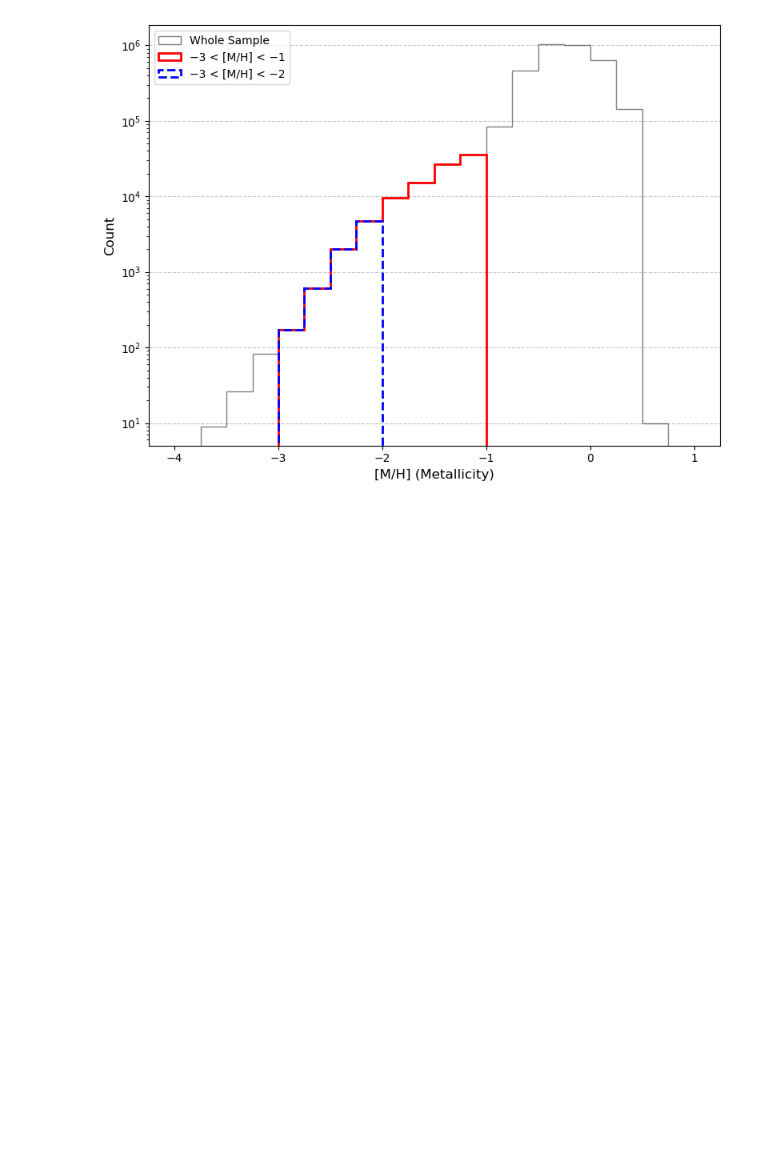
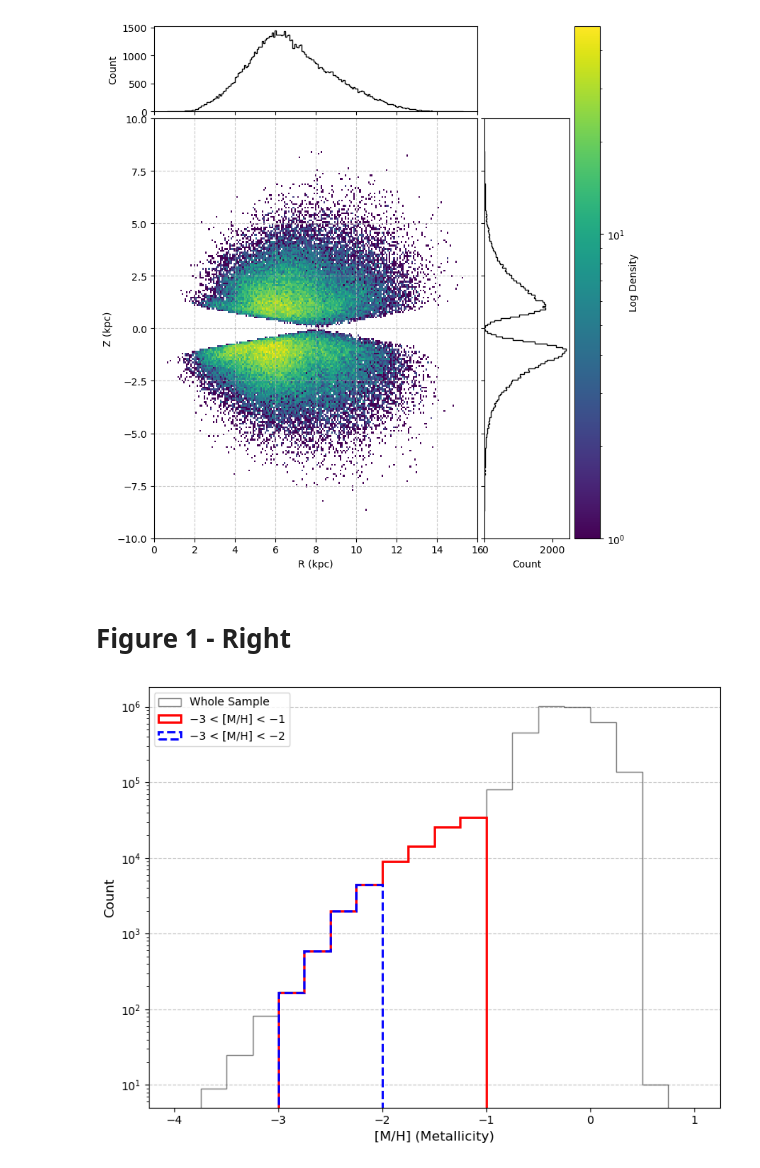
Before and after one commit to raunaq-rai/Disentangling-the-Milky-Way-using-GMM, a Jupyter notebook: Figure_1.ipynb, the cells around one changed output. Saved outputs shown, nothing was run; the diff lists cells and outputs as text; code cells hidden in the pictures; blank space fills up the shorter version.

```diff
--- a/Figure_1.ipynb
+++ b/Figure_1.ipynb
@@ -170,3 +166,64 @@ plt.show()
+# %%
+import matplotlib.pyplot as plt
+import numpy as np
+from matplotlib.colors import LogNorm
+from mpl_toolkits.axes_grid1 import make_axes_locatable
+
+def plot_rz_distribution(df, r_column='R', z_column='Z', bins=300):
+    """
+    Plot Galactocentric radius (R) vs height (Z) distribution with 1D histograms on axes.
+
+    Parameters:
+    - df: DataFrame containing the data.
+    - r_column: Name of the column for Galactocentric radius.
+    - z_column: Name of the column for height above the Galactic plane.
+    - bins: Number of bins for the histograms.
+    """
+    R = df[r_column]
+    Z = df[z_column]
+
+    # Define figure and grid
+    fig, ax_scatter = plt.subplots(figsize=(8, 8))
+
+    # Create divider for scatter plot and histograms
+    divider = make_axes_locatable(ax_scatter)
+    ax_histx = divider.append_axes("top", 1.2, pad=0.1, sharex=ax_scatter)
+    ax_histy = divider.append_axes("right", 1.2, pad=0.1, sharey=ax_scatter)
+
+    # Scatter plot with 2D histogram
+    h = ax_scatter.hist2d(
+        R, Z, bins=bins, norm=LogNorm(), cmap="viridis", cmin=1
+    )
+    cbar = fig.colorbar(h[3], ax=ax_scatter, pad=0.01)
+    cbar.set_label("Log Density")
+
+    ax_scatter.set_xlabel("R (kpc)")
+    ax_scatter.set_ylabel("Z (kpc)")
+    ax_scatter.set_xlim(0, 16)
+    ax_scatter.set_ylim(-10, 10)
+    ax_scatter.grid(True, linestyle="--", alpha=0.7)
+
+    # 1D histograms
+    ax_histx.hist(R, bins=bins, histtype="step", color="black")
+    ax_histy.hist(Z, bins=bins, histtype="step", orientation="horizontal", color="black")
+
+    # Remove ticks on histograms for cleaner appearance
+    ax_histx.tick_params(labelbottom=False)
+    ax_histy.tick_params(labelleft=False)
+
+    ax_histx.set_ylabel("Count")
+    ax_histy.set_xlabel("Count")
+
+    # Final adjustments
+    fig.tight_layout()
+    plt.show()
+
+# Example usage
+plot_rz_distribution(df_clean, r_column='R', z_column='Z', bins=200)
+# %% [output]
+[figure, added]
+# %% [markdown]
+# Figure 1 - Right
 # %%
 mh_col = 'mh_xgboost'
 
```
Also changed, not shown: parts of 9 cells of this notebook.
